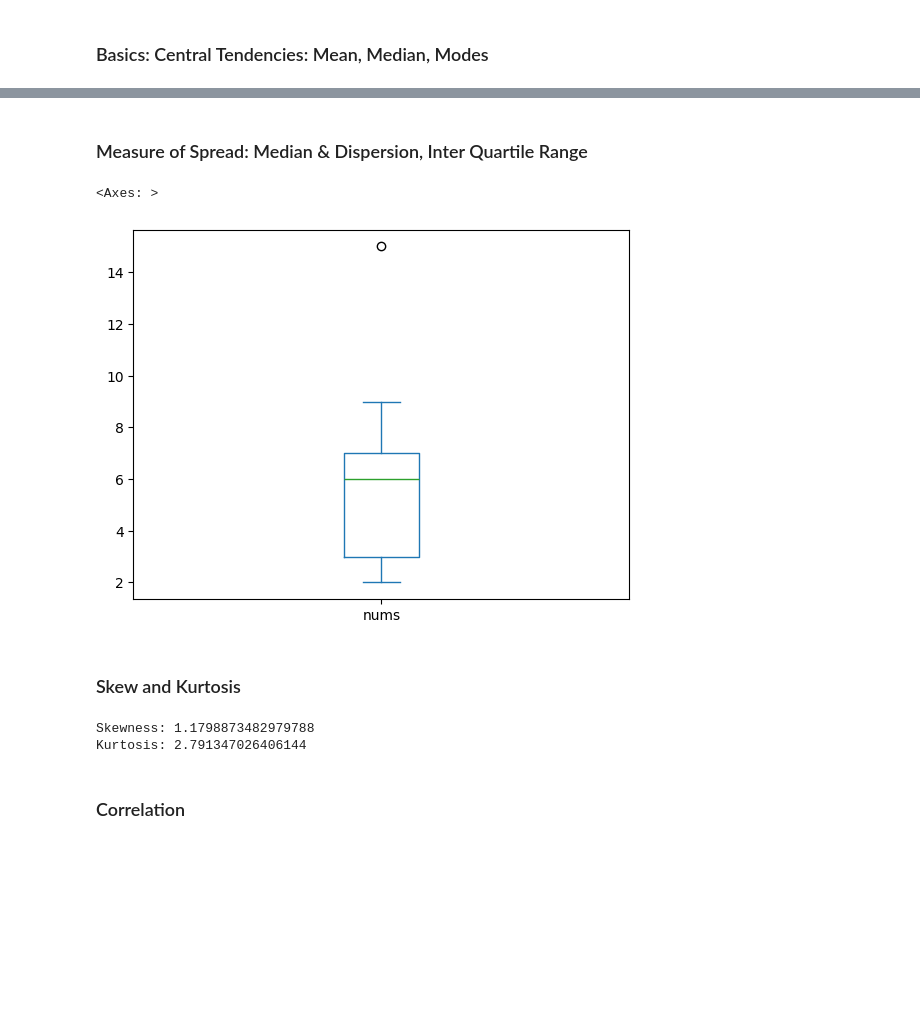
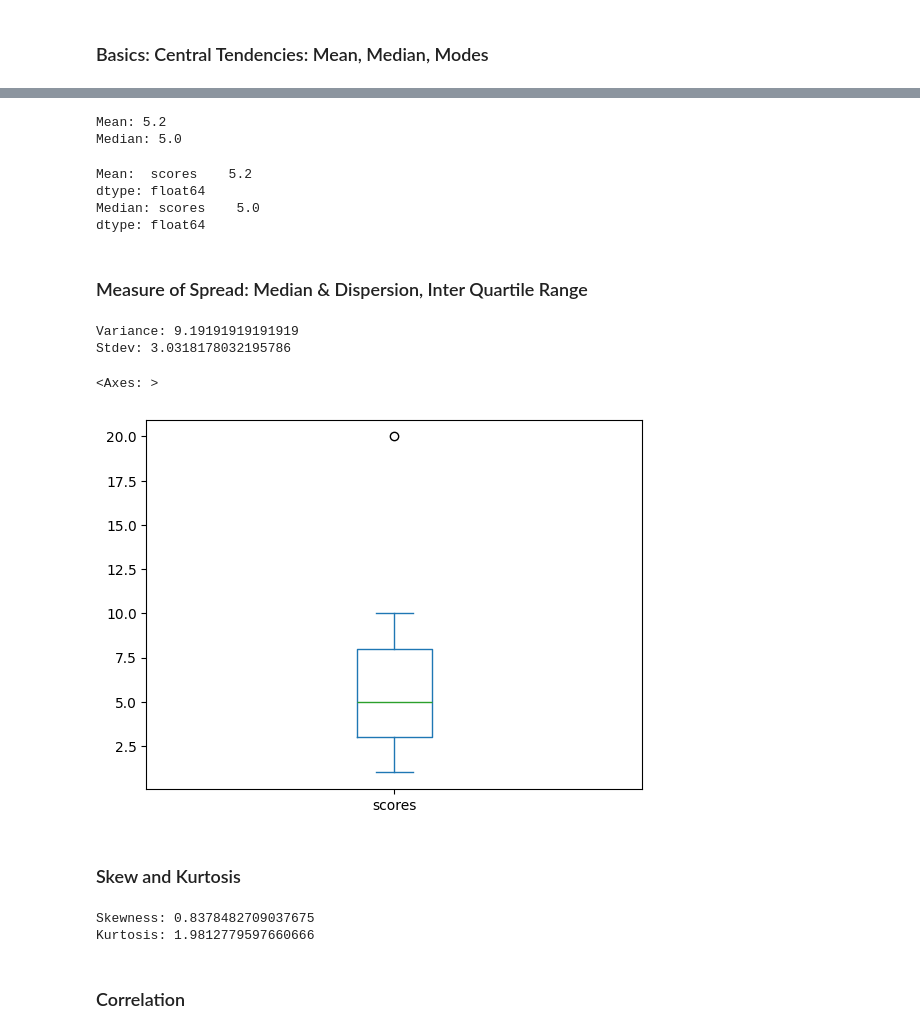
Before and after one commit to manutonui/DataScienceFromScratch, a Jupyter notebook: 1_statistics.ipynb, the cells around one changed output, grey strips where cells are left out. Drawn from its saved outputs; the diff is of its cells as text; code cells hidden in the pictures; blank space fills up the shorter version.

```diff
--- a/1_statistics.ipynb
+++ b/1_statistics.ipynb
@@ -5,6 +5,7 @@ import matplotlib.pyplot as plt
 import statistics as stats
 # %%
 # Generating random numbers and samples
-nums = np.random.randint(1,10,20)
+scores = np.random.randint(1, 11, 100) # out of 10
+# sample = np.random.choice(nums, 5)
 # %% [markdown]
 ### Basics: Central Tendencies: Mean, Median, Modes
@@ -50,24 +12,51 @@ Max: 9
+# %%
+# Using Numpy
+print(f"Mean: {np.mean(scores)}")
+print(f"Median: {np.median(scores)}")
+# print(f"Mode: {stats.mode(scores)}") # numpy doesn't have mode function
+# %% [output]
+Mean: 5.2
+Median: 5.0
+# %%
+# Using Pandas: .mean(), .median(), .mode()
+df = pd.DataFrame({'scores': scores})
+print("\nMean: ",str(df.mean()))
+print(f"Median: {df.median()}")
+# %% [output]
+Mean:  scores    5.2
+dtype: float64
+Median: scores    5.0
+dtype: float64
 # %% [markdown]
 ### Measure of Spread: Median & Dispersion, Inter Quartile Range
-# %%
-nums[-1] = 15 # outlier: remove outliers
-df = pd.DataFrame({
-    'nums': nums
-}) # pandas dataframe
-df.plot(kind='box')
-# %% [output]
-<Axes: >
-[figure, removed]
+# %%
+# Variance: .var()
+# Standard deviation: .std()
+
+print(f"Variance: {df['scores'].var()}") # measures how widely values are scattered from the mean.
+print(f"Stdev: {df['scores'].std()}") # measures the avg distance from the mean
+# %% [output]
+Variance: 9.19191919191919
+Stdev: 3.0318178032195786
+# %%
+df['scores'].iloc[-1] = 20 # outlier
+df['scores'].iloc[-1]
+# use boxplot to detect outliers
+# use and leverage variance and/or standard deviation to deal with outliers
+df['scores'].plot(kind='box')
+# %% [output]
+<Axes: >
+[figure, added]
 # %% [markdown]
 ### Skew and Kurtosis
 # %%
-skew = df['nums'].skew() # negative skewed: more values greater than mean, and vice versa
-kurt = df['nums'].kurt() # high kurtosis: std distribution has high/sharp peak, and vice versa for low kurt
+skew = df['scores'].skew() # negative skewed: more values greater than mean, and vice versa
+kurt = df['scores'].kurt() # high kurtosis: std distribution has high/sharp peak, and vice versa for low kurt
 print(f"Skewness: {skew}")
 print(f"Kurtosis: {kurt}")
 # %% [output]
-Skewness: 1.1798873482979788
-Kurtosis: 2.791347026406144
+Skewness: 0.8378482709037675
+Kurtosis: 1.9812779597660666
 # %% [markdown]
 ### Correlation
 # %%
```
Also changed, not shown: parts of 3 cells of this notebook.
